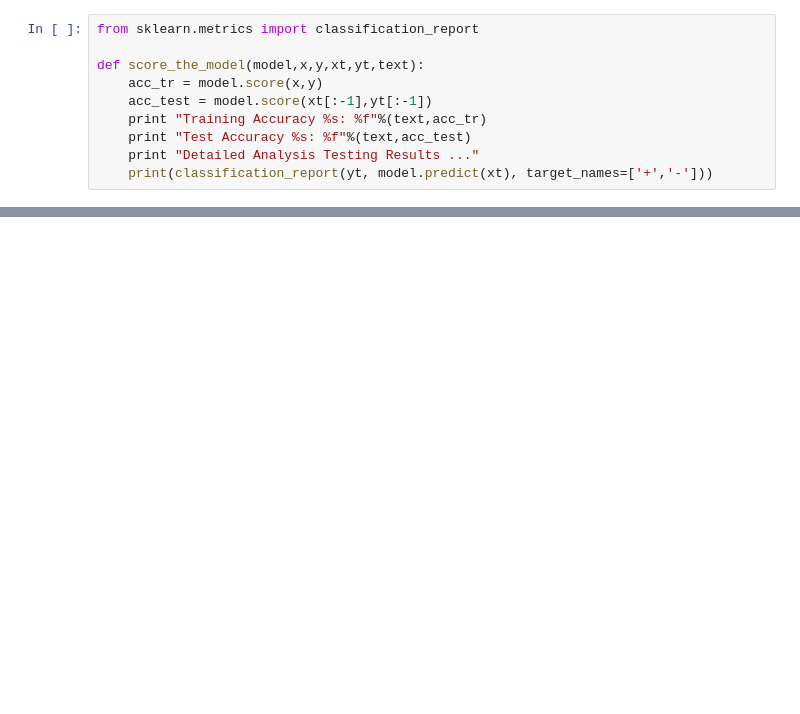
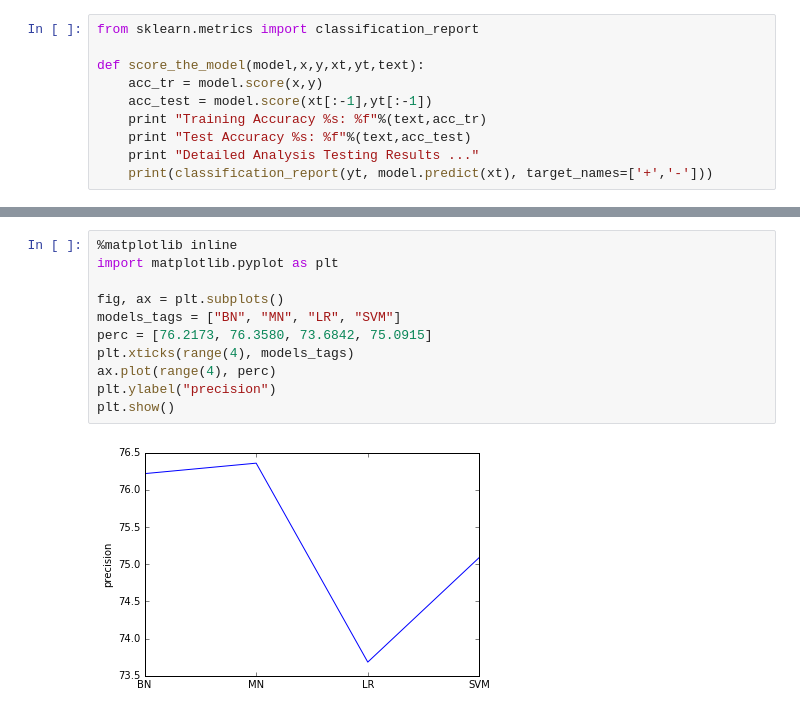
Before and after one commit to Jencks/ML-Tarea2, a Jupyter notebook: 2 - Análisis de Opiniones sobre Películas/Informe - Análisis de Opiniones sobre Películas.ipynb, the cells around one changed output, grey strips where cells are left out. Cells and saved outputs as stored; diff of their text form; blank space fills up the shorter version.

```diff
--- a/2 - Análisis de Opiniones sobre Películas/Informe - Análisis de Opiniones sobre Películas.ipynb
+++ b/2 - Análisis de Opiniones sobre Películas/Informe - Análisis de Opiniones sobre Películas.ipynb
@@ -290,0 +802,13 @@ do_SVM(features_train,labels_train,features_test,labels_test)
+# %%
+%matplotlib inline
+import matplotlib.pyplot as plt
+
+fig, ax = plt.subplots()
+models_tags = ["BN", "MN", "LR", "SVM"]
+perc = [76.2173, 76.3580, 73.6842, 75.0915]
+plt.xticks(range(4), models_tags)
+ax.plot(range(4), perc)
+plt.ylabel("precision")
+plt.show()
+# %% [output]
+[figure, added]
```
Also changed, not shown: parts of 52 cells of this notebook.
